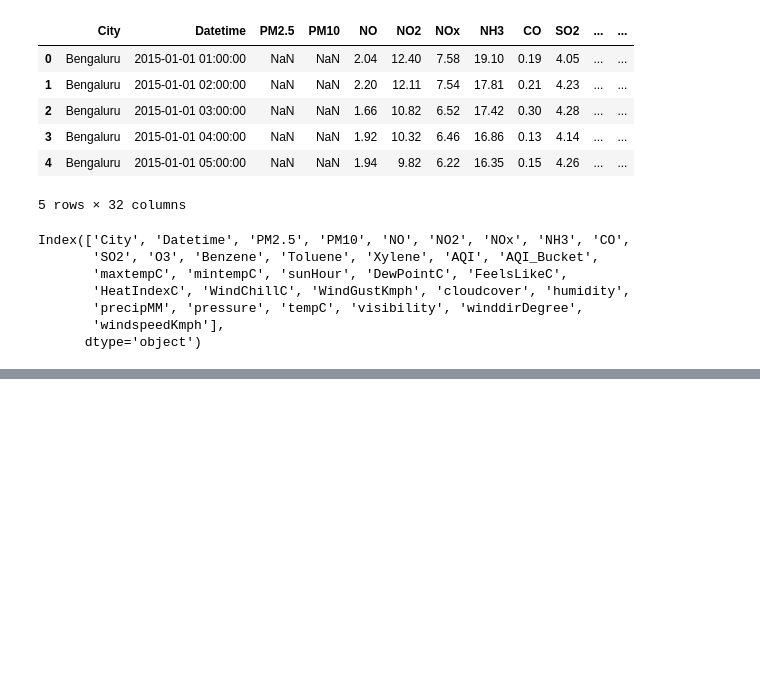
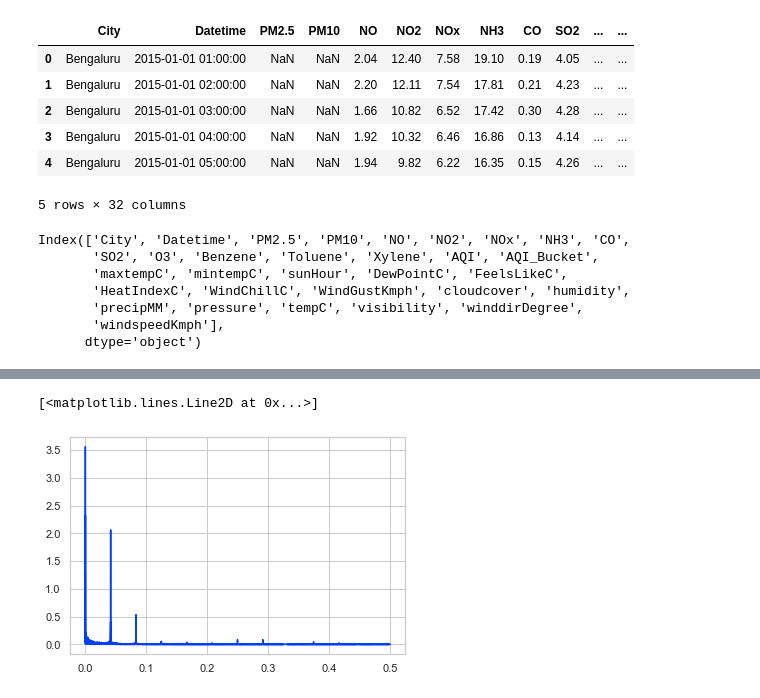
Before and after one commit to algoasylum/ExploringTheUnseen, a Jupyter notebook: code/temp_hourly.ipynb, the cells around one changed output, grey strips where cells are left out. Drawn from its saved outputs; the diff is of its cells as text; code cells hidden in the pictures; blank space fills up the shorter version.

```diff
--- a/code/temp_hourly.ipynb
+++ b/code/temp_hourly.ipynb
@@ -68,0 +108,18 @@ plt.show()
+# %%
+T = 1.0 / N
+x = np.linspace(0.0, N*T, N)
+#y = np.sin(50.0 * 2.0*np.pi*x) + 0.5*np.sin(80.0 * 2.0*np.pi*x)
+yf = fftpack.fft(y)
+xf = np.linspace(0.0, 1.0/(2.0*T), int(N/2))
+#fig, ax = plt.subplots()
+#ax.plot(xf, 2.0/N * np.abs(yf[:N//2]))
+#plt.show()
+# %%
+f = fftpack.fftfreq(len(y))
+# %%
+freq_ampli = pd.DataFrame(zip(np.abs(f[:N//2]),2.0/N * np.abs(yf[:N//2])),columns=['Freq','Ampli'])
+freq_ampli=freq_ampli.iloc[1:]
+plt.plot(freq_ampli['Freq'],freq_ampli['Ampli'])
+# %% [output]
+[<matplotlib.lines.Line2D at 0x...>]
+[figure, added]
```
Also changed, not shown: parts of 11 cells of this notebook.
